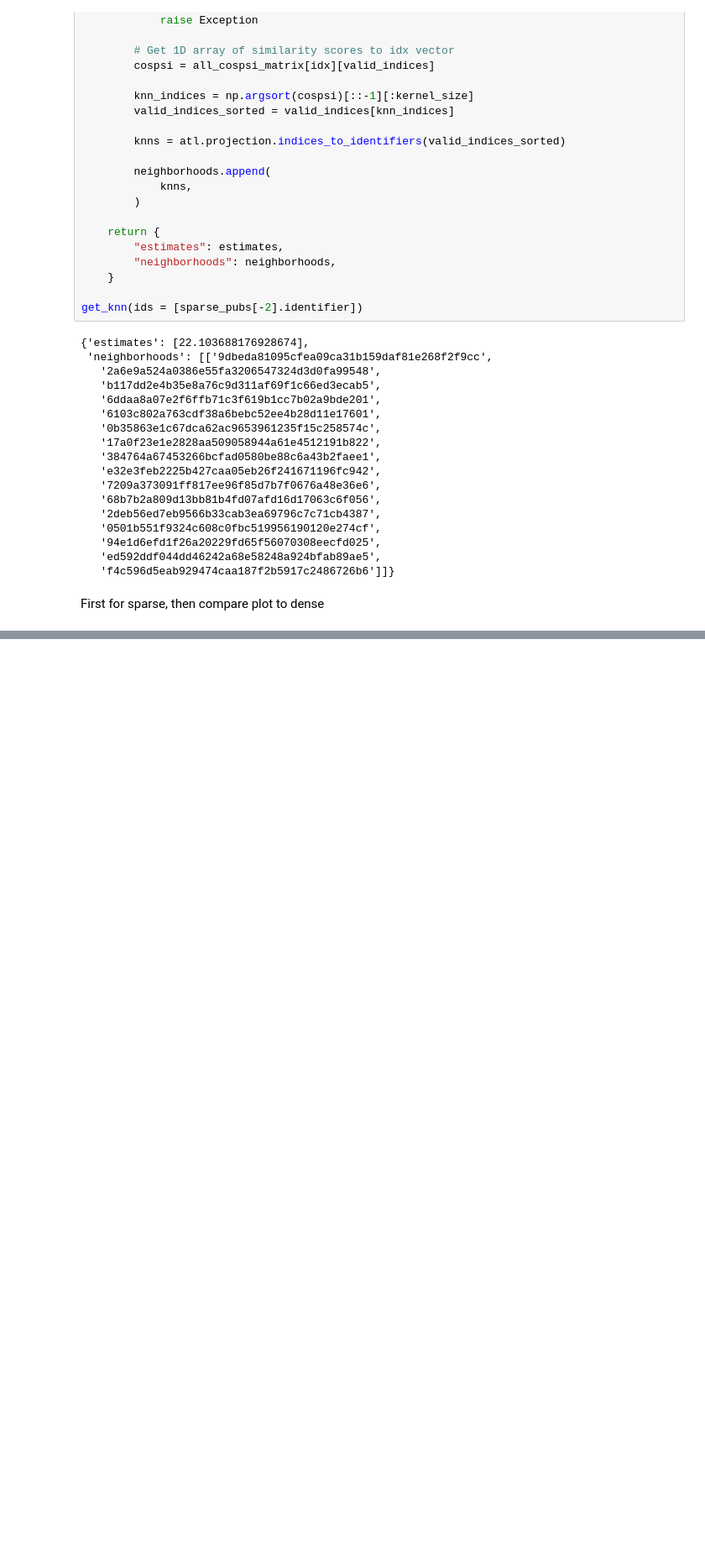
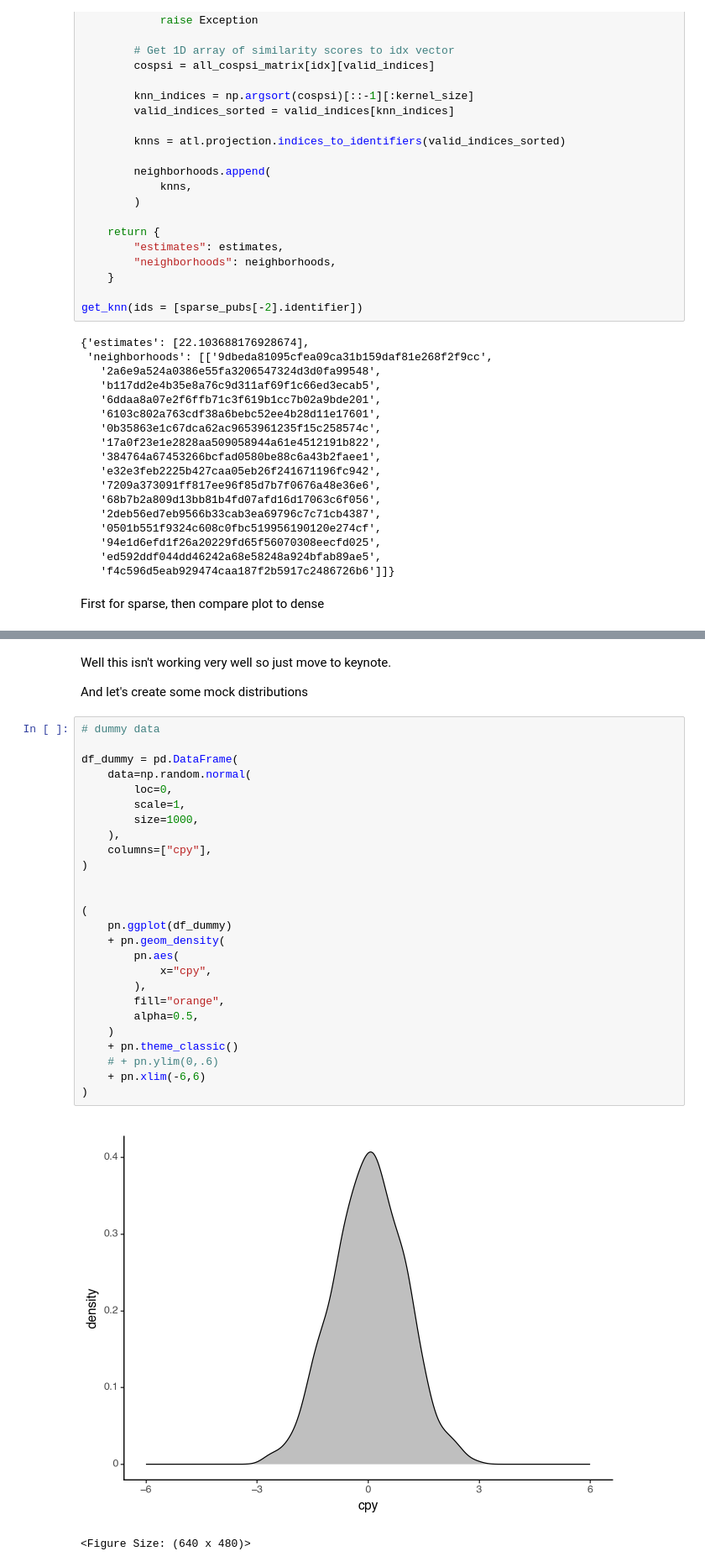
Before and after one commit to nathimel/citesim, a Jupyter notebook: src/notebooks/illustration_via_tsne.ipynb, the cells around one changed output, grey strips where cells are left out. Shown at 84% size. Saved outputs shown, nothing was run; the diff lists cells and outputs as text; blank space fills up the shorter version.

```diff
--- a/src/notebooks/illustration_via_tsne.ipynb
+++ b/src/notebooks/illustration_via_tsne.ipynb
@@ -376 +380,34 @@ df_knn_center["tsne2"] = embeddings_2d[:,1]
 <Figure Size: (640 x 480)>
+# %% [markdown]
+Well this isn't working very well so just move to keynote.
+
+And let's create some mock distributions
+# %%
+# dummy data
+
+df_dummy = pd.DataFrame(
+    data=np.random.normal(
+        loc=0,
+        scale=1,
+        size=1000,
+    ),
+    columns=["cpy"],
+)
+
+
+(
+    pn.ggplot(df_dummy)
+    + pn.geom_density(
+        pn.aes(
+            x="cpy",
+        ),
+        fill="orange",
+        alpha=0.5,
+    )
+    + pn.theme_classic()
+    # + pn.ylim(0,.6)
+    + pn.xlim(-6,6)
+)
+# %% [output]
+[figure, added]
+<Figure Size: (640 x 480)>
```
Also changed, not shown: parts of 3 cells of this notebook, 54 other files.
